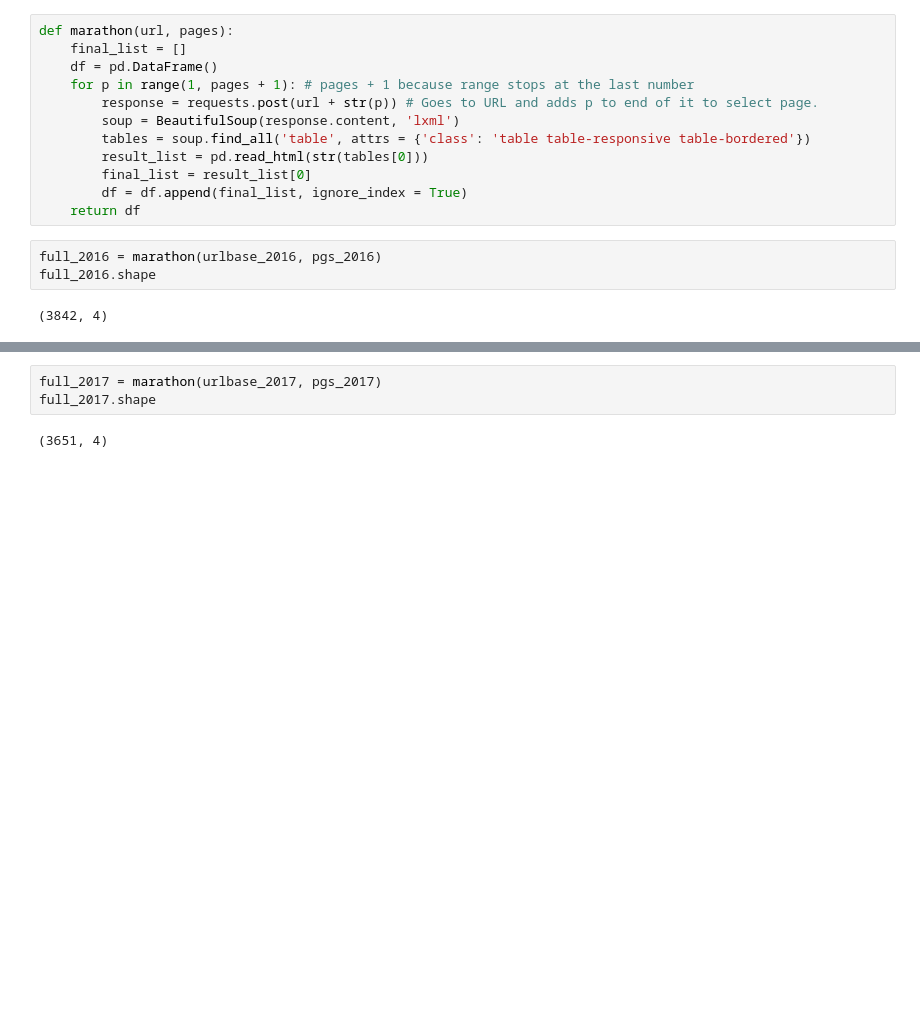
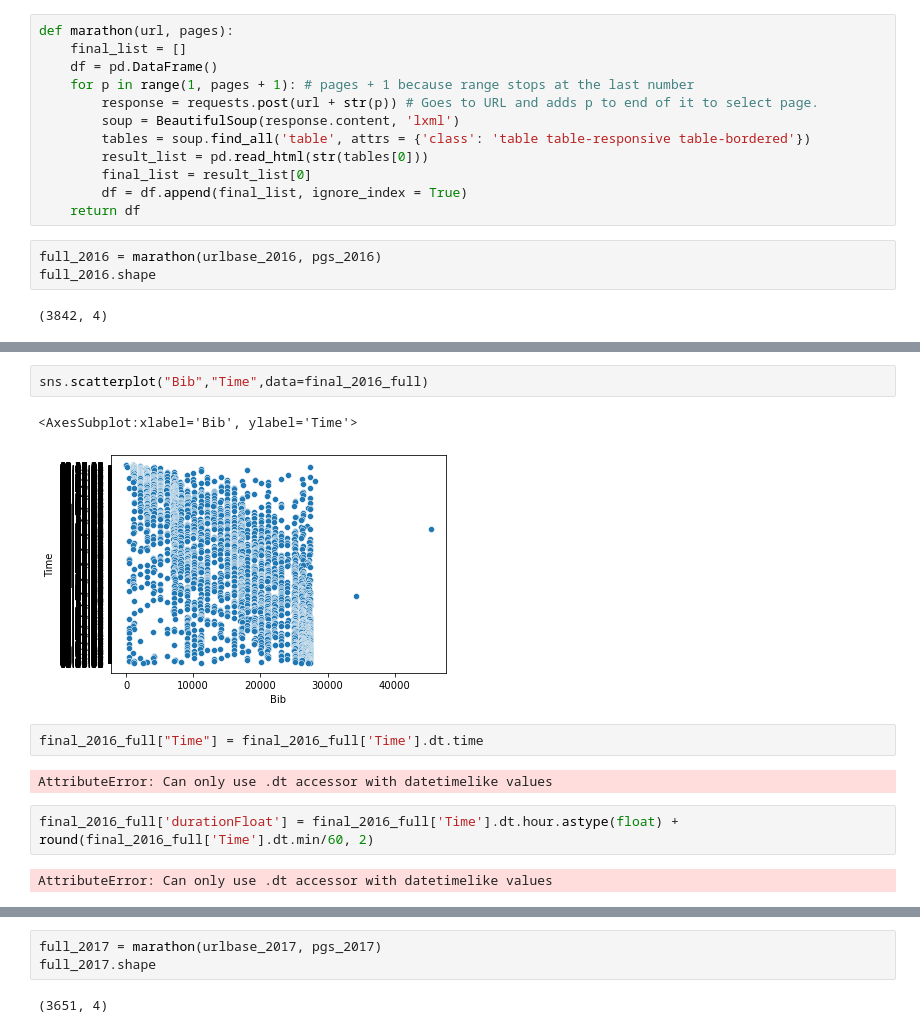
Before and after one commit to abcarlisle22/web-scraping-marathon-data-abcarlisle22, a Jupyter notebook: Untitled.ipynb, the cells around one changed output, grey strips where cells are left out. Cells and saved outputs as stored; diff of their text form; blank space fills up the shorter version.

```diff
--- a/Untitled.ipynb
+++ b/Untitled.ipynb
@@ -40,0 +101,13 @@ full_2016.shape
+# %%
+sns.scatterplot("Bib","Time",data=final_2016_full)
+# %% [output]
+<AxesSubplot:xlabel='Bib', ylabel='Time'>
+[figure, added]
+# %%
+final_2016_full["Time"] = final_2016_full['Time'].dt.time
+# %% [output]
+AttributeError: Can only use .dt accessor with datetimelike values
+# %%
+final_2016_full['durationFloat'] = final_2016_full['Time'].dt.hour.astype(float) + round(final_2016_full['Time'].dt.min/60, 2)
+# %% [output]
+AttributeError: Can only use .dt accessor with datetimelike values
```
Also changed, not shown: parts of 12 cells of this notebook.
